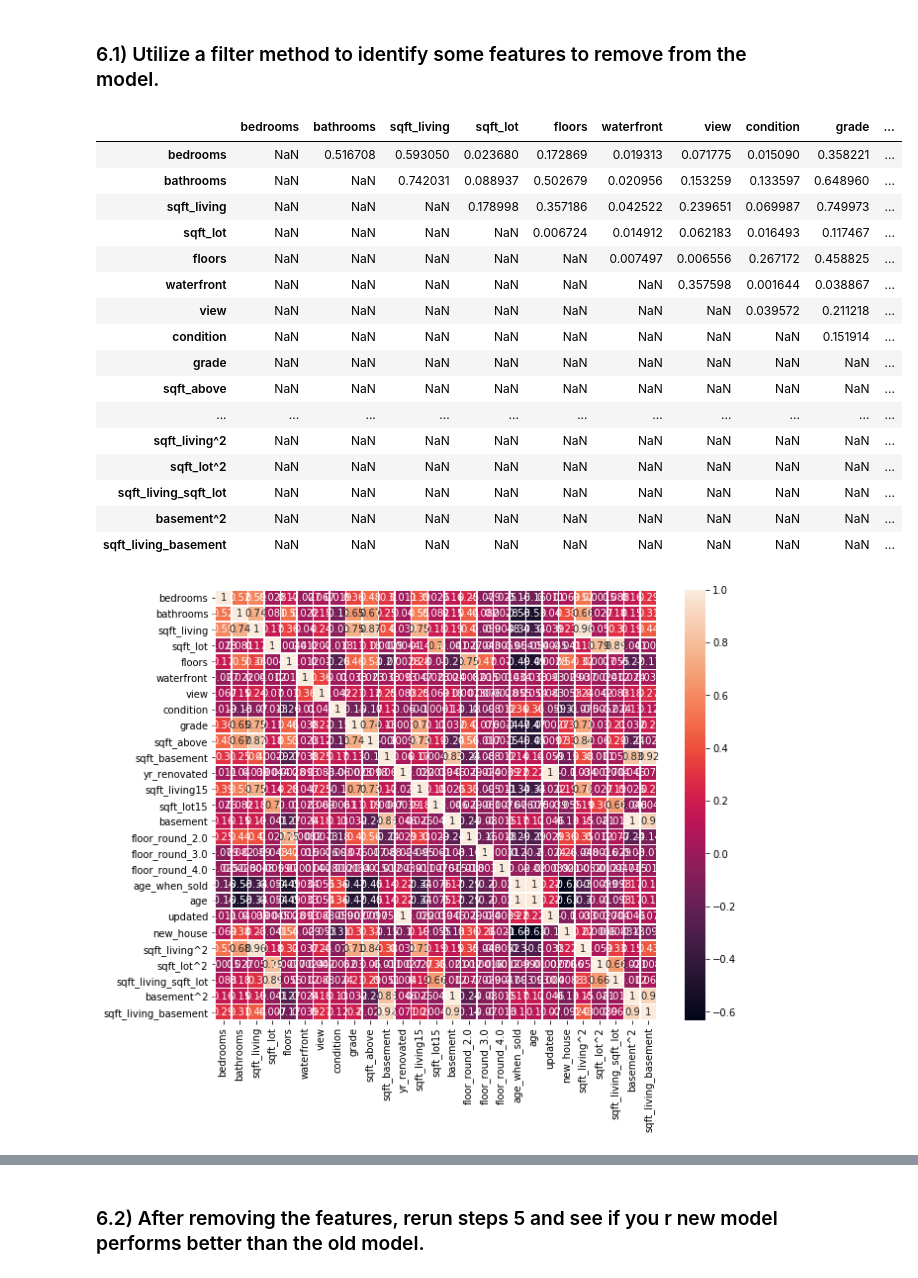
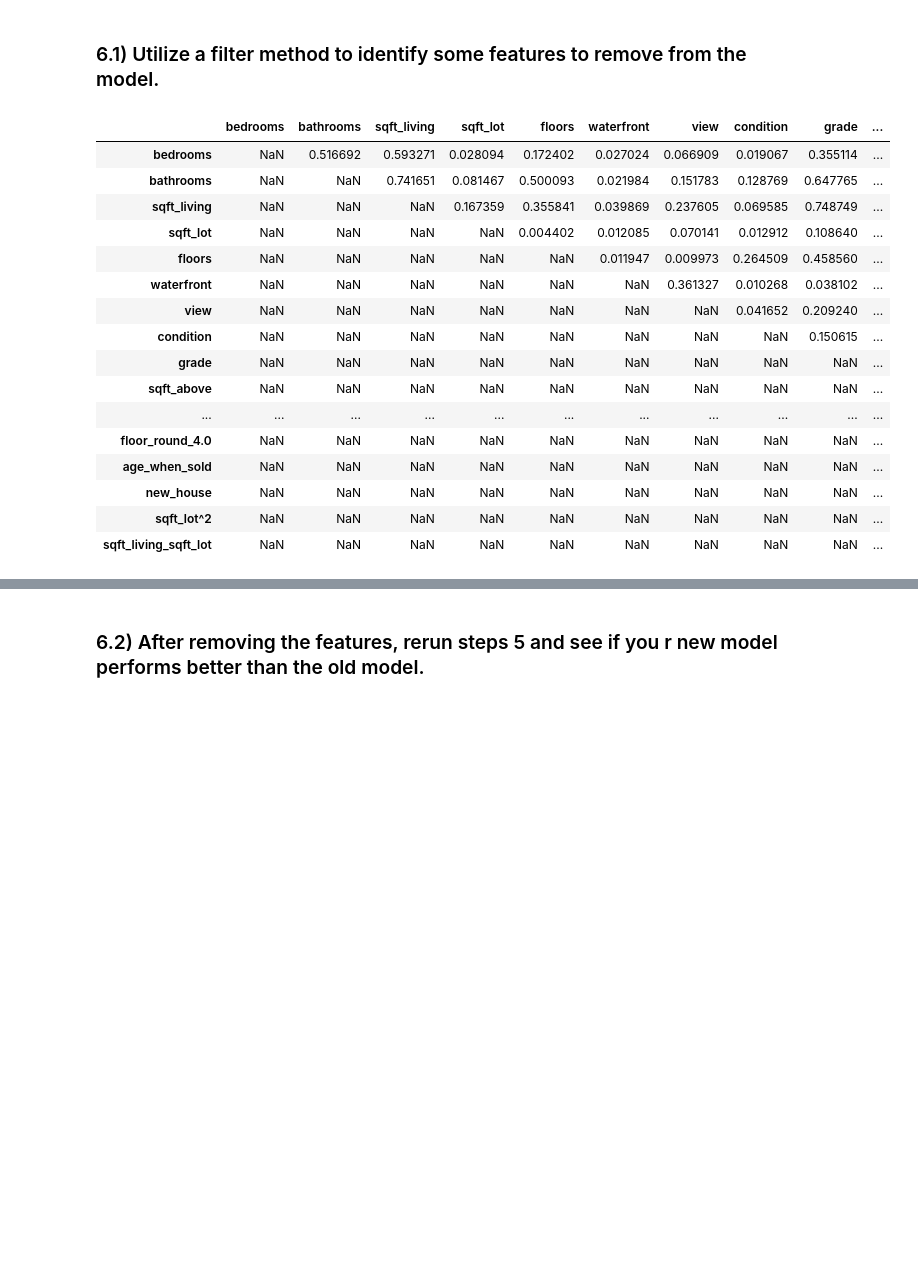
Before and after one commit to jagan-singh/KC_house_bakeoff, a Jupyter notebook: Applied_practice.ipynb, the cells around one changed output, grey strips where cells are left out. Saved outputs shown, nothing was run; the diff lists cells and outputs as text; code cells hidden in the pictures; blank space fills up the shorter version.

```diff
--- a/Applied_practice.ipynb
+++ b/Applied_practice.ipynb
@@ -247,29 +248,28 @@ Text(0, 0.5, 'Predictions')
 ### 6.1) Utilize a filter method to identify some features to remove from the model.
 # %%
 # your code here
-plt.figure(figsize=(10, 8))
-sns.heatmap(df_features.corr(), annot=True,linewidths = 0.5)
-corr_matrix = X_train.corr().abs()
+#plt.figure(figsize=(10, 8))
+#sns.heatmap(df_features.corr(), annot=True,linewidths = 0.5)
+corr_matrix = df_features.corr().abs()
 upper = corr_matrix.where(np.triu(np.ones(corr_matrix.shape), k=1).astype(np.bool))
 upper
 # %% [output]
 |  | bedrooms | bathrooms | sqft_living | sqft_lot | floors | waterfront | view | condition | grade | ... |
-| bedrooms | NaN | 0.516708 | 0.593050 | 0.023680 | 0.172869 | 0.019313 | 0.071775 | 0.015090 | 0.358221 | ... |
-| bathrooms | NaN | NaN | 0.742031 | 0.088937 | 0.502679 | 0.020956 | 0.153259 | 0.133597 | 0.648960 | ... |
-| sqft_living | NaN | NaN | NaN | 0.178998 | 0.357186 | 0.042522 | 0.239651 | 0.069987 | 0.749973 | ... |
-| sqft_lot | NaN | NaN | NaN | NaN | 0.006724 | 0.014912 | 0.062183 | 0.016493 | 0.117467 | ... |
-| floors | NaN | NaN | NaN | NaN | NaN | 0.007497 | 0.006556 | 0.267172 | 0.458825 | ... |
-| waterfront | NaN | NaN | NaN | NaN | NaN | NaN | 0.357598 | 0.001644 | 0.038867 | ... |
-| view | NaN | NaN | NaN | NaN | NaN | NaN | NaN | 0.039572 | 0.211218 | ... |
-| condition | NaN | NaN | NaN | NaN | NaN | NaN | NaN | NaN | 0.151914 | ... |
+| bedrooms | NaN | 0.516692 | 0.593271 | 0.028094 | 0.172402 | 0.027024 | 0.066909 | 0.019067 | 0.355114 | ... |
+| bathrooms | NaN | NaN | 0.741651 | 0.081467 | 0.500093 | 0.021984 | 0.151783 | 0.128769 | 0.647765 | ... |
+| sqft_living | NaN | NaN | NaN | 0.167359 | 0.355841 | 0.039869 | 0.237605 | 0.069585 | 0.748749 | ... |
+| sqft_lot | NaN | NaN | NaN | NaN | 0.004402 | 0.012085 | 0.070141 | 0.012912 | 0.108640 | ... |
+| floors | NaN | NaN | NaN | NaN | NaN | 0.011947 | 0.009973 | 0.264509 | 0.458560 | ... |
+| waterfront | NaN | NaN | NaN | NaN | NaN | NaN | 0.361327 | 0.010268 | 0.038102 | ... |
+| view | NaN | NaN | NaN | NaN | NaN | NaN | NaN | 0.041652 | 0.209240 | ... |
+| condition | NaN | NaN | NaN | NaN | NaN | NaN | NaN | NaN | 0.150615 | ... |
 | grade | NaN | NaN | NaN | NaN | NaN | NaN | NaN | NaN | NaN | ... |
 | sqft_above | NaN | NaN | NaN | NaN | NaN | NaN | NaN | NaN | NaN | ... |
 | ... | ... | ... | ... | ... | ... | ... | ... | ... | ... | ... |
-| sqft_living^2 | NaN | NaN | NaN | NaN | NaN | NaN | NaN | NaN | NaN | ... |
+| floor_round_4.0 | NaN | NaN | NaN | NaN | NaN | NaN | NaN | NaN | NaN | ... |
+| age_when_sold | NaN | NaN | NaN | NaN | NaN | NaN | NaN | NaN | NaN | ... |
+| new_house | NaN | NaN | NaN | NaN | NaN | NaN | NaN | NaN | NaN | ... |
 | sqft_lot^2 | NaN | NaN | NaN | NaN | NaN | NaN | NaN | NaN | NaN | ... |
 | sqft_living_sqft_lot | NaN | NaN | NaN | NaN | NaN | NaN | NaN | NaN | NaN | ... |
-| basement^2 | NaN | NaN | NaN | NaN | NaN | NaN | NaN | NaN | NaN | ... |
-| sqft_living_basement | NaN | NaN | NaN | NaN | NaN | NaN | NaN | NaN | NaN | ... |
-[figure, removed]
 # %%
 to_drop = [column for column in upper.columns if any(upper[column] > 0.90)]
```
Also changed, not shown: parts of 6 cells of this notebook.
